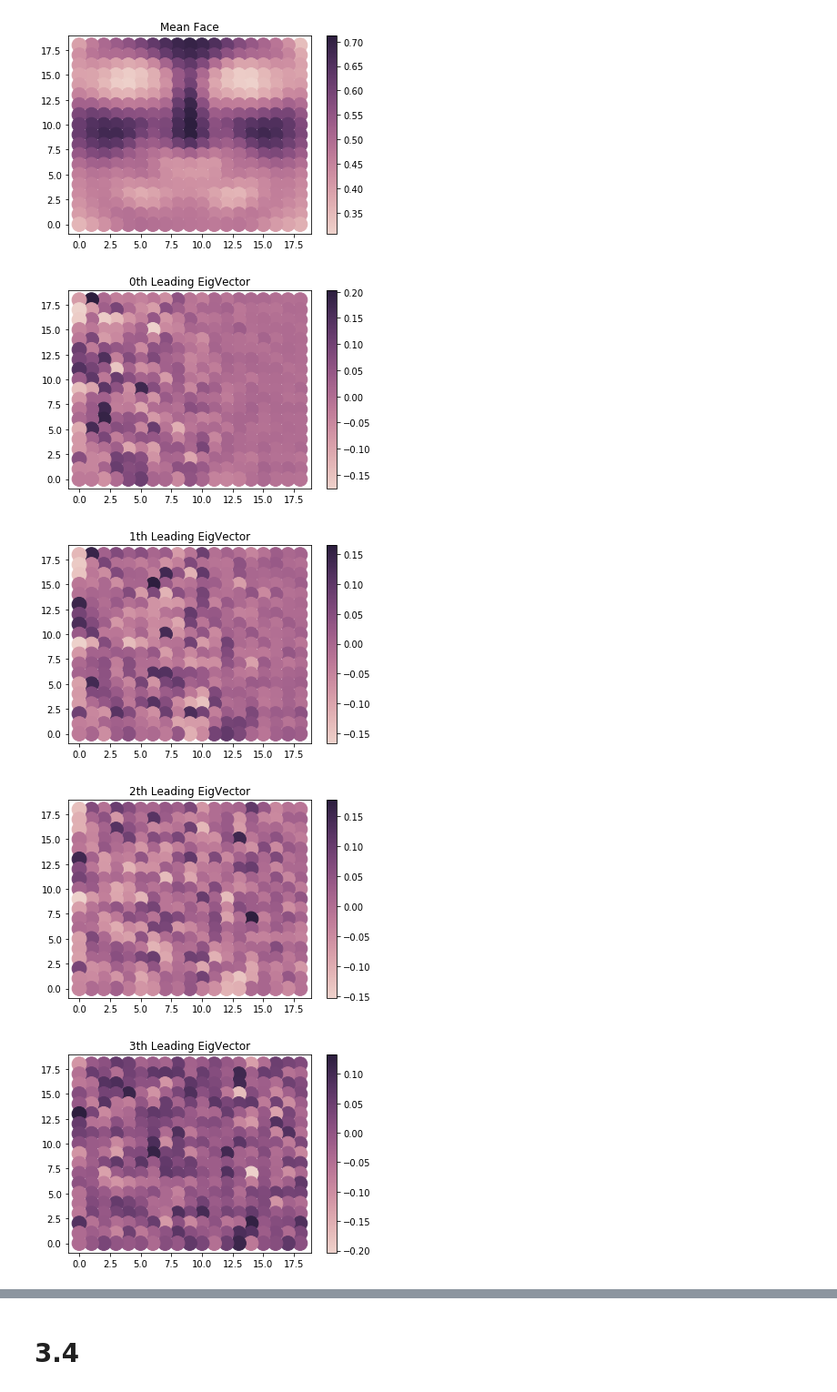
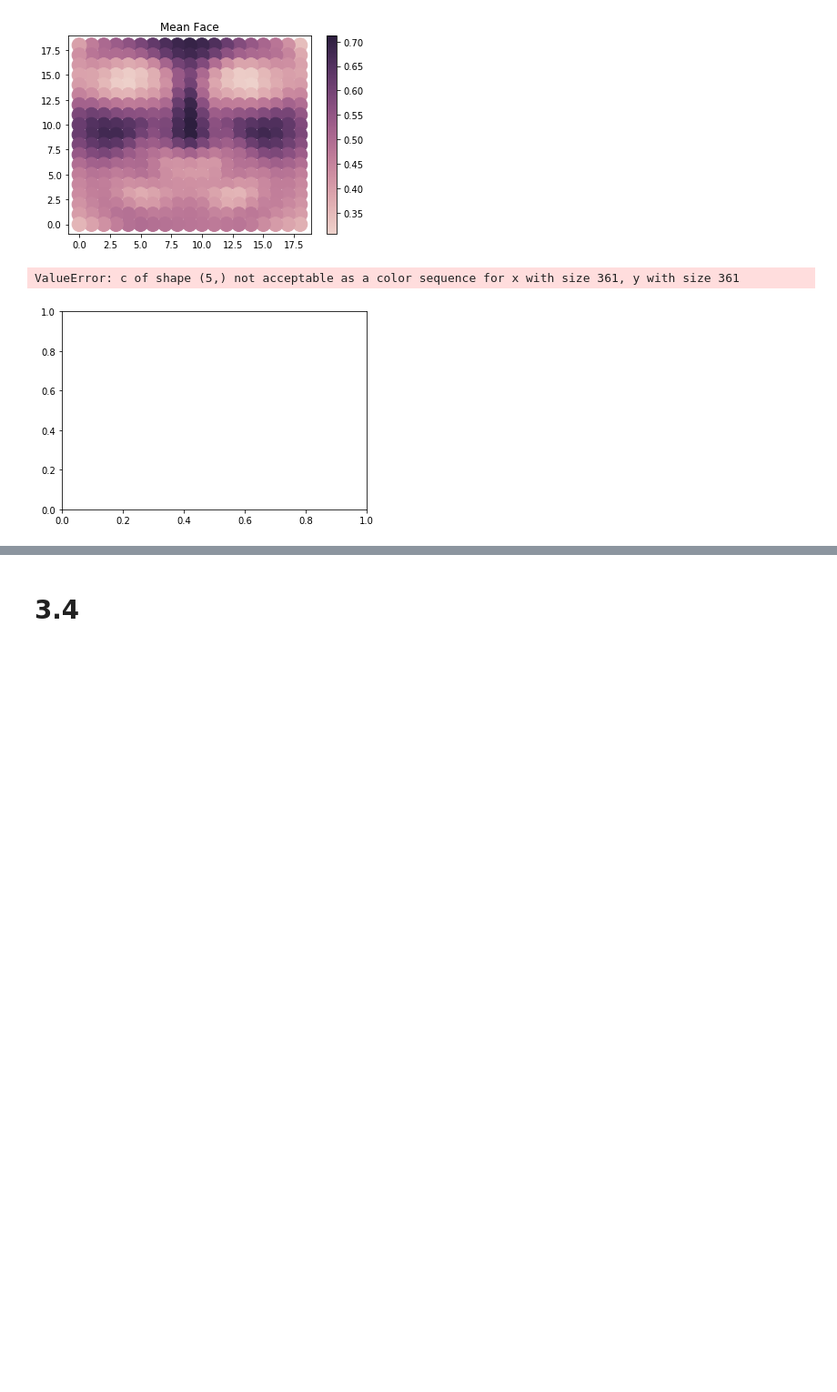
Before and after one commit to WyattGMadden/mathematics_of_machine_learning_group_19, a Jupyter notebook: labs/lab_3/Lab 3 - Wyatt Madden & Dan Crowley.ipynb, the cells around one changed output, grey strips where cells are left out. Shown: that part at 91% size. Saved outputs shown, nothing was run; the diff lists cells and outputs as text; code cells hidden in the pictures; blank space fills up the shorter version.

```diff
--- a/labs/lab_3/Lab 3 - Wyatt Madden & Dan Crowley.ipynb
+++ b/labs/lab_3/Lab 3 - Wyatt Madden & Dan Crowley.ipynb
@@ -17,24 +17,16 @@ import matplotlib.pyplot as plt
 #   lambda - A vector containing the eigenvalues associated with the above principal components.
 
 def pca(X, M):
-    mu = np.sum(X, axis = 1)/X.shape[1]
+    mu = X.mean(axis = 1)
     X_centered = np.transpose(X) - mu
-    S = np.matmul(np.transpose(X_centered), X_centered) / len(X)
-    eig_vals_and_vecs = np.linalg.eigh(S)
-    eig_vals = eig_vals_and_vecs[0]
-    eig_vecs = eig_vals_and_vecs[1]
+    S = np.cov(np.transpose(X_centered))
+    eig_vals, eig_vecs = np.linalg.eigh(S)
     top_M_eigs_inds = np.argpartition(eig_vals, -M)[-M:][::-1]
     lambdas = eig_vals[top_M_eigs_inds]
-    W = eig_vecs[top_M_eigs_inds]
-    Z = np.matmul(W, np.transpose(np.subtract(mu, np.transpose(X)))) / M
+    W = eig_vecs[:, top_M_eigs_inds]
+    Z = np.matmul(np.transpose(W), np.transpose(X_centered)) / M
 
-    d = dict()
-    d['W'] = W
-    d['Z'] = Z
-    d['mu'] = mu
-    d['lambda'] = lambdas
-
-    return d
+    return W, Z, mu, lambdas
 # %% [markdown]
 # 3.2
 # %%
@@ -73,23 +65,21 @@ for i in range(0, 2):
 # %% [markdown]
 # 3.3
 # %%
-five_face = pca(X, 5)
+W, Z, mu, lambdas = pca(X, 5)
 
-mean_face = five_face['mu']
+mean_face = mu
 
 plot_19_grid(mean_face, "Mean Face")
 # %% [output]
 [figure]
 # %%
-lead_5_eig_vecs = five_face['W']
-lead_5_eig_vals = five_face['lambda']
+lead_5_eig_vecs = W
+lead_5_eig_vals = lambdas
 
 iter = 0
-for i in lead_5_eig_vecs:
-    plot_19_grid(i, str((iter)) + "th Leading EigVector")
+for i in lead_5_eig_vecs.shape[1]:
+    plot_19_grid(lead_5_eig_vecs[1][::-1], str((iter)) + "th Leading EigVector")
     iter += 1
 # %% [output]
+ValueError: c of shape (5,) not acceptable as a color sequence for x with size 361, y with size 361
-[figure, old version]
+[figure, new version]
-[figure, removed]
-[figure, removed]
-[figure, removed]
```
Also changed, not shown: parts of 2 cells of this notebook, 1 other file.
